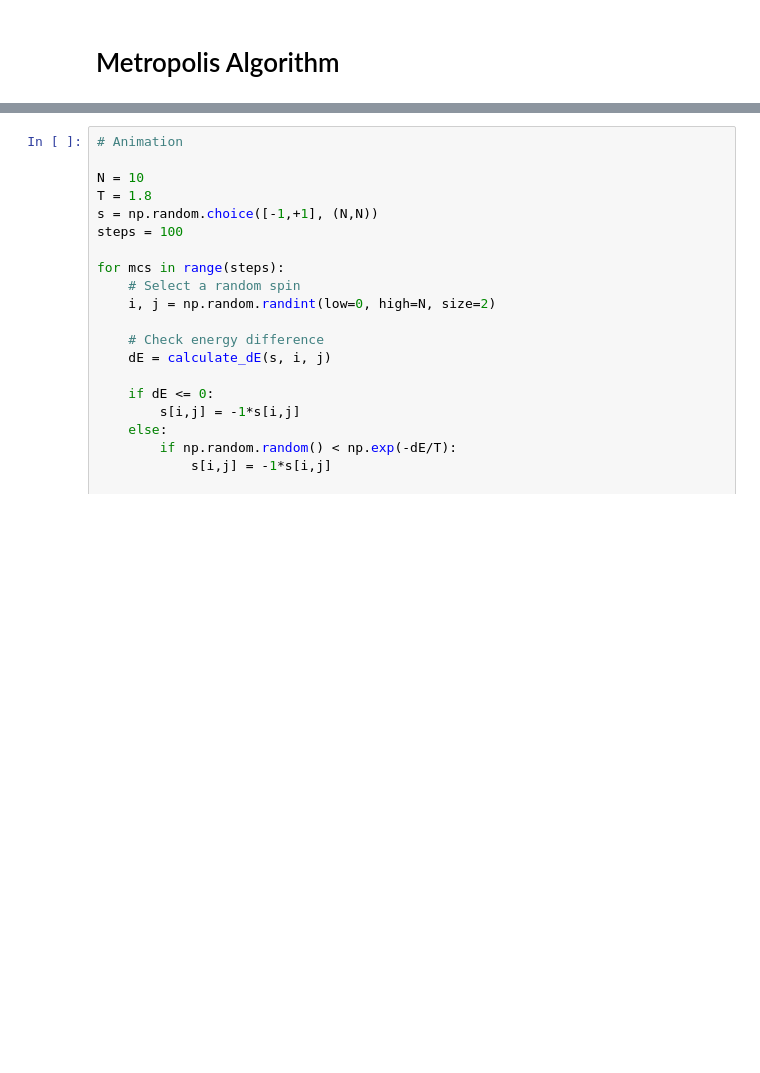
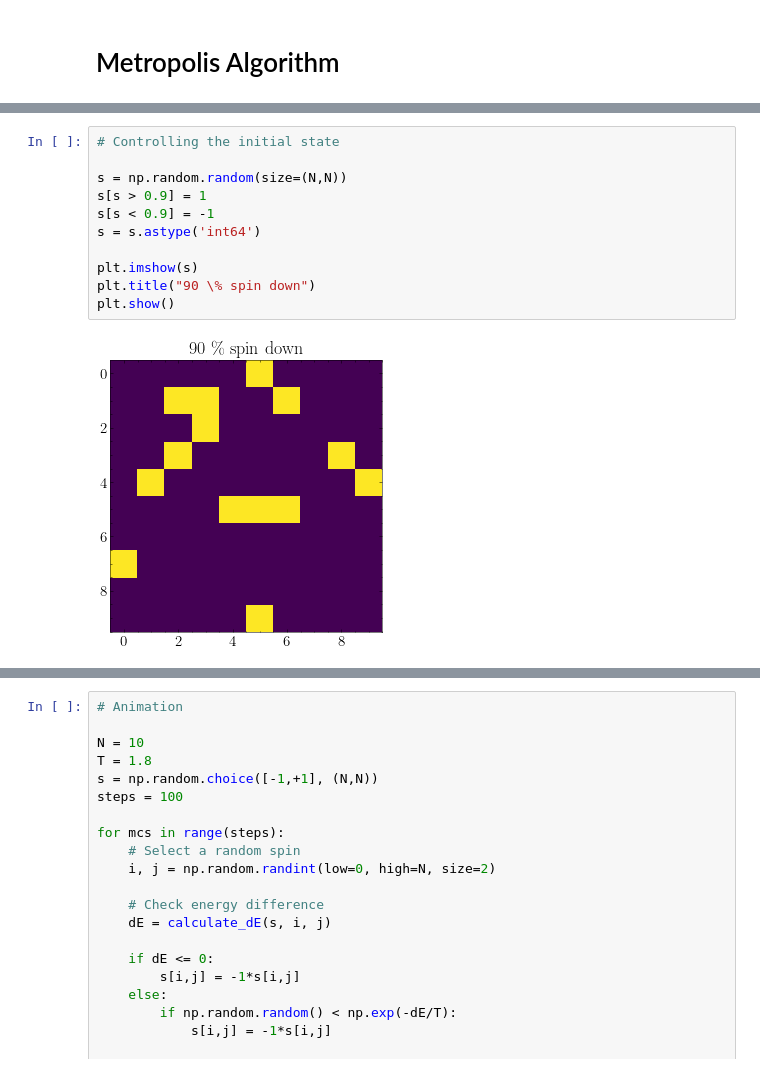
Before and after one commit to franklinzppa/fisica-computacional, a Jupyter notebook: Week 9 - Monte Carlo for Statistical Physics.ipynb, the cells around one changed output, grey strips where cells are left out. Saved outputs shown, nothing was run; the diff lists cells and outputs as text; blank space fills up the shorter version.

```diff
--- a/Week 9 - Monte Carlo for Statistical Physics.ipynb
+++ b/Week 9 - Monte Carlo for Statistical Physics.ipynb
@@ -111,0 +120,13 @@ plt.show()
+# %%
+# Controlling the initial state
+
+s = np.random.random(size=(N,N))
+s[s > 0.9] = 1
+s[s < 0.9] = -1
+s = s.astype('int64')
+
+plt.imshow(s)
+plt.title("90 \% spin down")
+plt.show()
+# %% [output]
+[figure, added]
```
Also changed, not shown: parts of 13 cells of this notebook.
